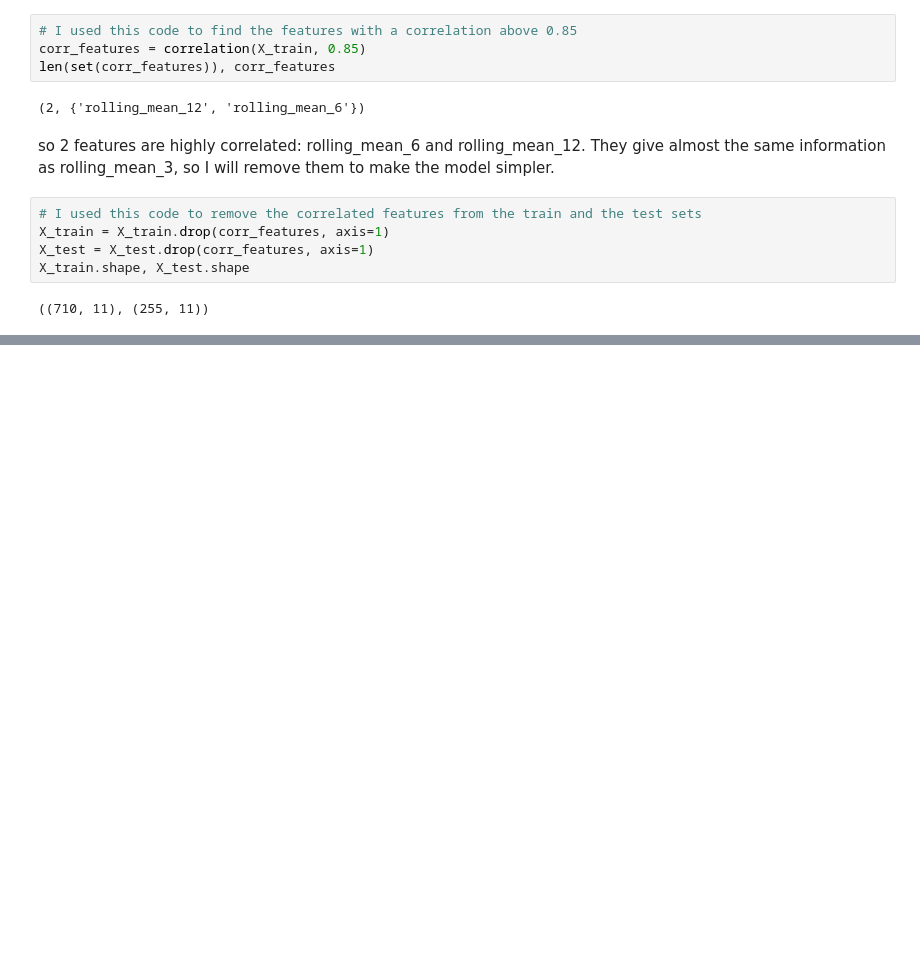
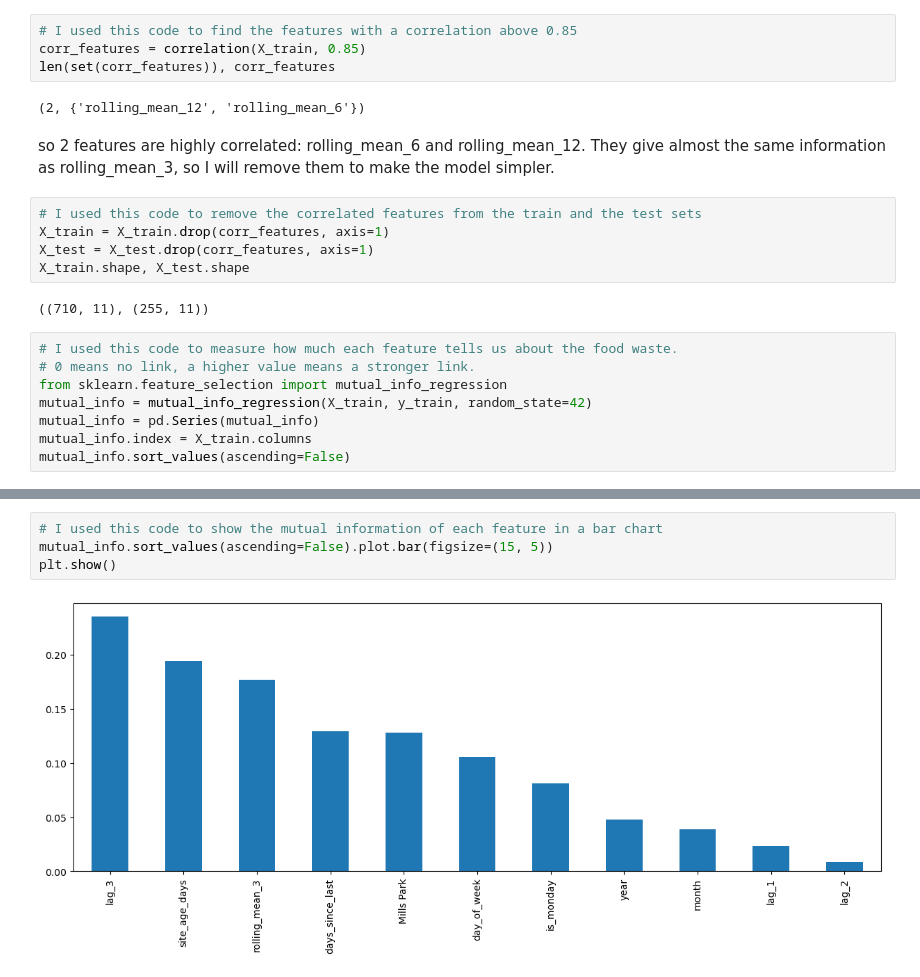
Before and after one commit to 2026150-hash/stratgy_ca3, a Jupyter notebook: ca3_stratgy_s2.ipynb, the cells around one changed output, grey strips where cells are left out. Drawn from its saved outputs; the diff is of its cells as text; blank space fills up the shorter version.

Commit message:
the mutual information of each feature in a bar chart

```diff
--- a/ca3_stratgy_s2.ipynb
+++ b/ca3_stratgy_s2.ipynb
@@ -441,3 +441,11 @@ X_test = X_test.drop(corr_features, axis=1)
 X_train.shape, X_test.shape
 # %% [output]
 ((710, 11), (255, 11))
+# %%
+# I used this code to measure how much each feature tells us about the food waste.
+# 0 means no link, a higher value means a stronger link.
+from sklearn.feature_selection import mutual_info_regression
+mutual_info = mutual_info_regression(X_train, y_train, random_state=42)
+mutual_info = pd.Series(mutual_info)
+mutual_info.index = X_train.columns
+mutual_info.sort_values(ascending=False)
@@ -443,0 +465,6 @@ X_train.shape, X_test.shape
+# %%
+# I used this code to show the mutual information of each feature in a bar chart
+mutual_info.sort_values(ascending=False).plot.bar(figsize=(15, 5))
+plt.show()
+# %% [output]
+[figure, added]
```
Also changed, not shown: parts of 1 cell of this notebook.
